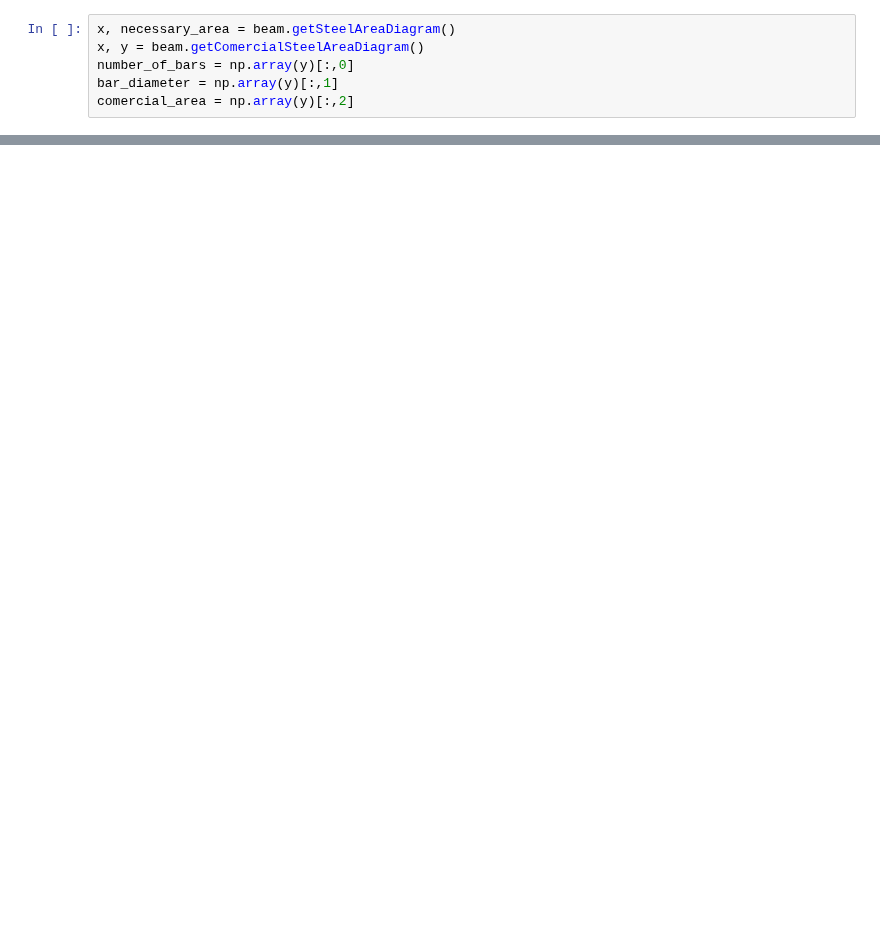
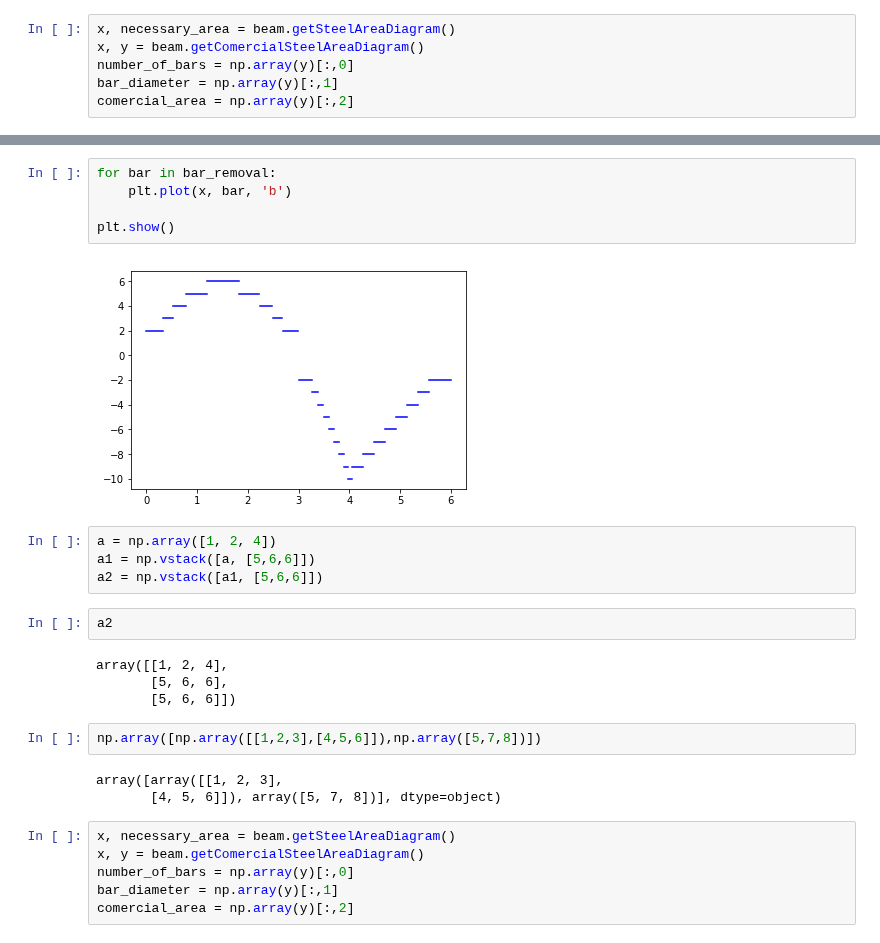
Before and after one commit to luisggc/FConcrete, a Jupyter notebook: Hiper.ipynb, the cells around one changed output, grey strips where cells are left out. Drawn from its saved outputs; the diff is of its cells as text; blank space fills up the shorter version.

```diff
--- a/Hiper.ipynb
+++ b/Hiper.ipynb
@@ -425,0 +190,28 @@ plt.plot(x, y)
+# %%
+for bar in bar_removal:
+    plt.plot(x, bar, 'b')
+
+plt.show()
+# %% [output]
+[figure, added]
+# %%
+a = np.array([1, 2, 4])
+a1 = np.vstack([a, [5,6,6]])
+a2 = np.vstack([a1, [5,6,6]])
+# %%
+a2
+# %% [output]
+array([[1, 2, 4],
+       [5, 6, 6],
+       [5, 6, 6]])
+# %%
+np.array([np.array([[1,2,3],[4,5,6]]),np.array([5,7,8])])
+# %% [output]
+array([array([[1, 2, 3],
+       [4, 5, 6]]), array([5, 7, 8])], dtype=object)
+# %%
+x, necessary_area = beam.getSteelAreaDiagram()
+x, y = beam.getComercialSteelAreaDiagram()
+number_of_bars = np.array(y)[:,0]
+bar_diameter = np.array(y)[:,1]
+comercial_area = np.array(y)[:,2]
```
Also changed, not shown: parts of 38 cells of this notebook, 8 other files.
